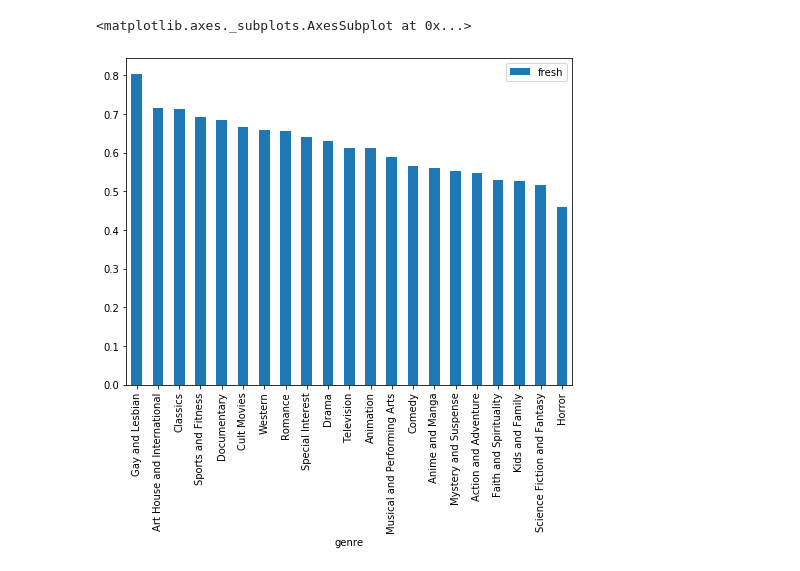
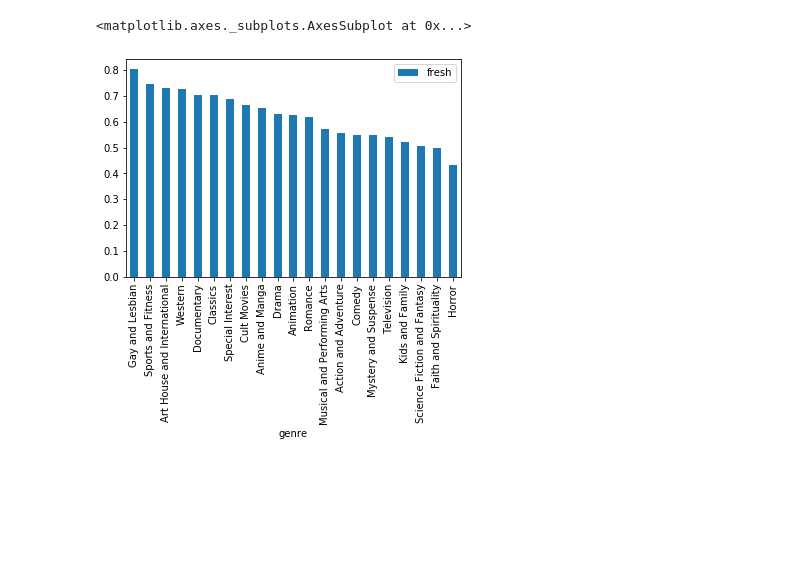
Before and after one commit to mzhou356/dc_ds_06_03_mod1_project, a Jupyter notebook: RT_movies_df_fresh.ipynb, the cells around one changed output. Drawn from its saved outputs; the diff is of its cells as text; code cells hidden in the pictures; blank space fills up the shorter version.

```diff
--- a/RT_movies_df_fresh.ipynb
+++ b/RT_movies_df_fresh.ipynb
@@ -52,6 +36,7 @@ fresh_percent = rt_merged.groupby('theater_date').fresh.mean().reset_index()
 # %%
-# remove duplicate rows
-rt_merged = hf.drop_repeatrows(rt_merged,'theater_date')
+# remove duplicate rows and remove fresh
+hf.drop_repeatrows(rt_merged, 'id')
+hf.drop_columns(rt_merged, 'fresh')
 # %%
 # merged with fresh % to analyze box office and fresh %
-rt_merged = hf.merge_tables(fresh_percent, rt_merged, 'theater_date', 'inner')
+rt_merged = hf.merge_tables(fresh_percent, rt_merged, 'id', 'inner')
@@ -95,4 +54,5 @@ sns.lmplot(x="fresh_x", y="box_office", data=rt_merged);
 # %%
 # split into separate genres and check for genres effect on fresh_percent
 # which genres produce most fresh
-genres_table = hf.split_rows(rt_merged,'theater_date','genre', sep='|')
+# hf.drop_NA(rt_merged, ['genre'])
+genres_table = hf.split_rows(rt_merged, 'id', 'genre', sep='|')
@@ -109,9 +59,11 @@ genres_table.head()
 # %%
 # join fresh with genres
-genres_fresh = hf.merge_tables(genres_table, fresh_percent, 'theater_date','left')
+genres_fresh = hf.merge_tables(
+    genres_table, fresh_percent, 'id', 'left')
 # %%
 # check for which genres produce most critically acclaimed fresh tomatoes
-genres_fresh.groupby('genre').mean().sort_values('fresh', ascending = False).plot.bar(figsize = (8,6))
+genres_fresh[['genre', 'fresh']].groupby('genre').mean(
+).sort_values('fresh', ascending=False).plot.bar()
 # %% [output]
 <matplotlib.axes._subplots.AxesSubplot at 0x...>
-[figure, old version]
+[figure, new version]
```
Also changed, not shown: parts of 20 cells of this notebook, 4 other files.
